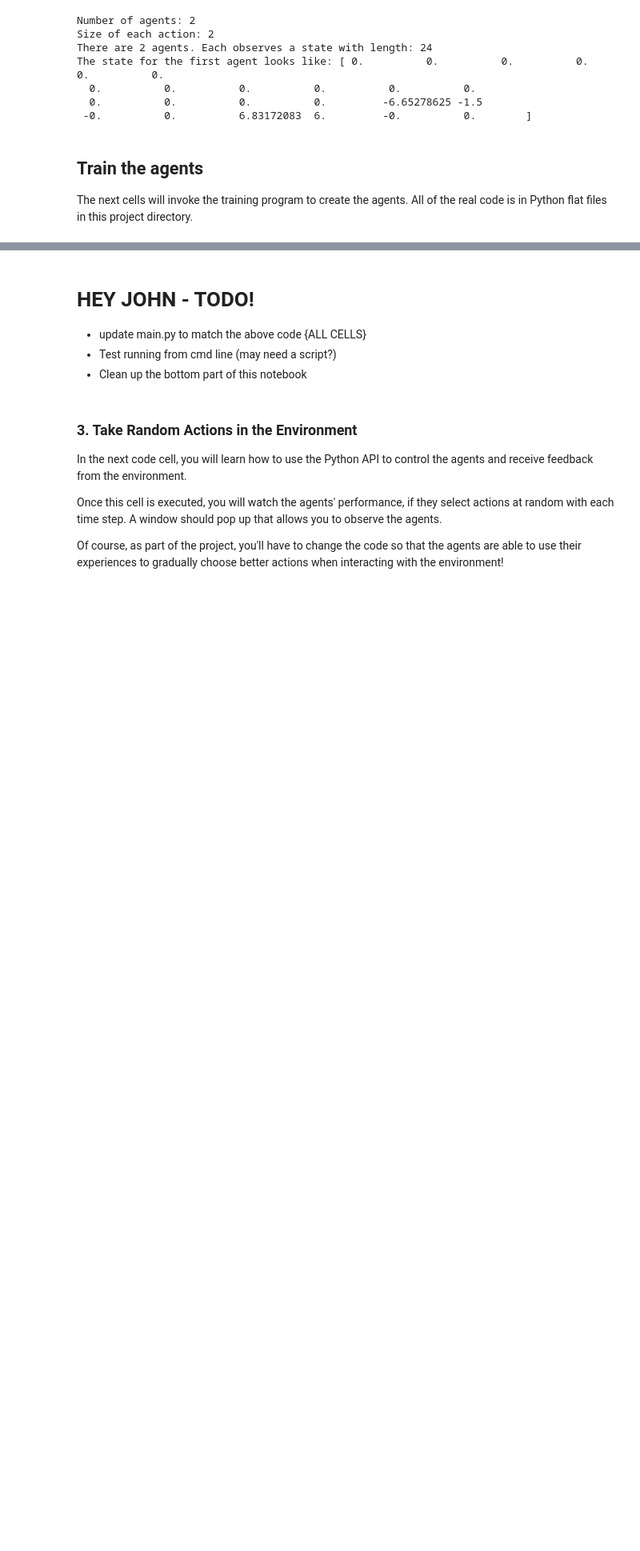
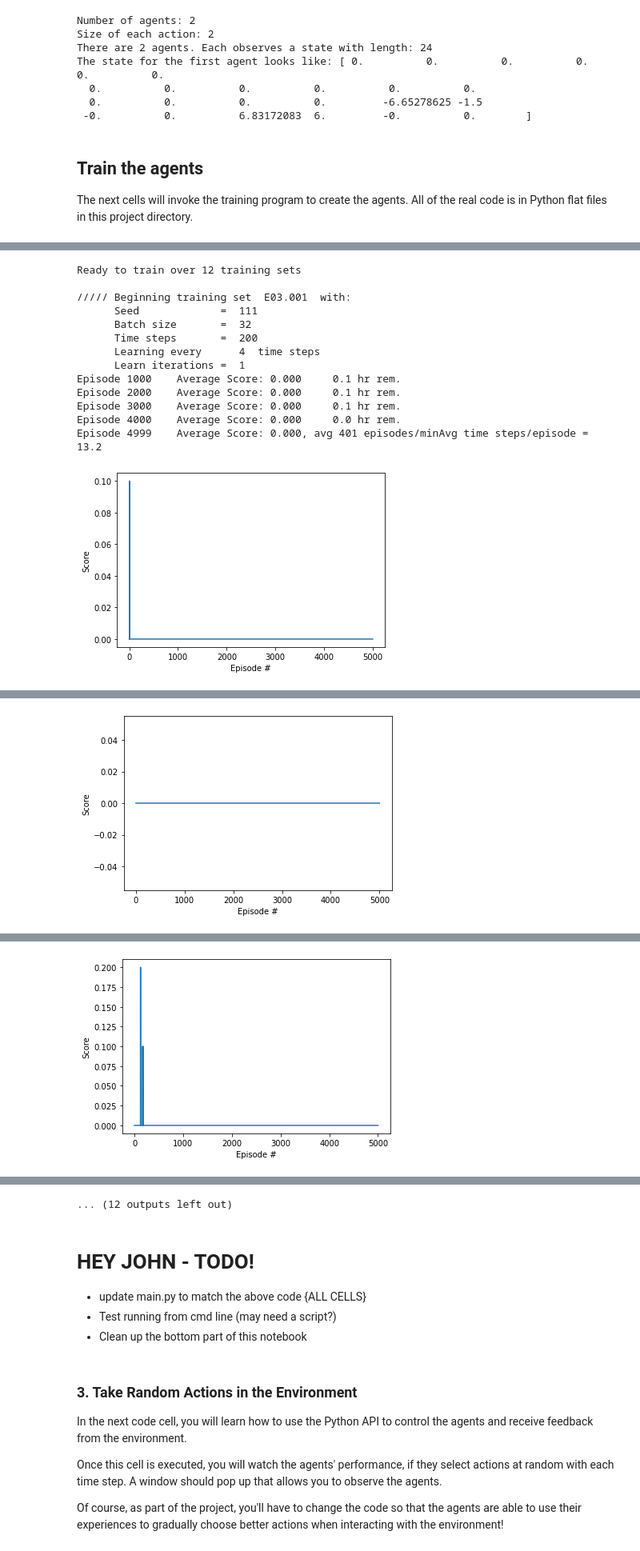
Before and after one commit to TonysCousin/udacity-reinforcement-learning, a Jupyter notebook: projects/tennis/Tennis.ipynb, the cells around one changed output, grey strips where cells are left out. Shown: that part at 80% size. Cells and saved outputs as stored; diff of their text form; code cells hidden in the pictures; blank space fills up the shorter version.

```diff
--- a/projects/tennis/Tennis.ipynb
+++ b/projects/tennis/Tennis.ipynb
@@ -72,7 +72,8 @@ The state for the first agent looks like: [ 0.          0.          0.
 
 The next cells will invoke the training program to create the agents.  All of the real code is in Python flat files in this project directory.
 # %%
-TRAIN = True
+TRAIN = False
+EXPLORE = True
 # %%
 import numpy as np
 import matplotlib.pyplot as plt
@@ -85,10 +86,10 @@ if TRAIN:
 
     ##### set up key hyperparams
 
-    EPISODES          = 5000
-    RUN_NAME          = '01' #used for config control & naming of checpoint files
+    EPISODES          = 8000
+    RUN_NAME          = '02' #used for config control & naming of checpoint files
     SEED              = 111
-    BATCH             = 512
+    BATCH             = 1000
     TIME_STEPS        = 500
     DECAY             = 0.9999
     LEARN_EVERY       = 10
@@ -119,0 +116,65 @@ Episode 3375    Average Score: 0.00, avg 79.2 episodes/min
+# %%
+# This cell will explore several combinations of hyperparams by training all of them
+
+if EXPLORE:
+
+    EPISODES     = 5000
+    RUN_PREFIX   = "E03"
+    DECAY        = 0.9999
+    SEEDS        = (111,)
+    BATCHES      = (32, 128)
+    TIME_STEPSES = (200,)
+    LEARN_EVERYS = (4, 20)
+    LEARN_ITERS  = (1, 2, 6)
+
+    num_sets = len(SEEDS) * len(BATCHES ) * len(TIME_STEPSES) * len(LEARN_EVERYS) * len(LEARN_ITERS)
+    print("Ready to train over {} training sets".format(num_sets))
+    set_id = 0
+    for SEED in SEEDS:
+        for BATCH in BATCHES:
+            for TIME_STEPS in TIME_STEPSES:
+                for LEARN_EVERY in LEARN_EVERYS:
+                    for LEARN_ITER in LEARN_ITERS:
+
+                        set_id += 1
+                        RUN_NAME = "{}.{:03d}".format(RUN_PREFIX, set_id)
+                        print("\n///// Beginning training set ", RUN_NAME, " with:")
+                        print("      Seed             = ", SEED)
+                        print("      Batch size       = ", BATCH)
+                        print("      Time steps       = ", TIME_STEPS)
+                        print("      Learning every     ", LEARN_EVERY, " time steps")
+                        print("      Learn iterations = ", LEARN_ITER)
+
+                        ##### instantiate the agents and perform the training
+
+                        player_a = DdpgAgent(state_size, action_size, random_seed=SEED, batch_size=BATCH, noise_decay=DECAY,
+                                             learn_every=LEARN_EVERY, learn_iter=LEARN_ITER)
+                        player_b = DdpgAgent(state_size, action_size, random_seed=SEED, batch_size=BATCH, noise_decay=DECAY,
+                                             learn_every=LEARN_EVERY, learn_iter=LEARN_ITER)
+
+                        scores = train(player_a, player_b, env, run_name=RUN_NAME, max_episodes=EPISODES,
+                                       winning_score=0.5, max_time_steps=TIME_STEPS)
+
+                        ##### plot the training reward history
+
+                        fig = plt.figure()
+                        ax = fig.add_subplot(111)
+                        plt.plot(np.arange(len(scores)), scores)
+                        plt.ylabel('Score')
+                        plt.xlabel('Episode #')
+                        plt.show()
+# %% [output]
+Ready to train over 12 training sets
+
+///// Beginning training set  E03.001  with:
+      Seed             =  111
+      Batch size       =  32
+      Time steps       =  200
+      Learning every      4  time steps
+      Learn iterations =  1
+Episode 1000    Average Score: 0.000     0.1 hr rem.
+Episode 2000    Average Score: 0.000     0.1 hr rem.
+Episode 3000    Average Score: 0.000     0.1 hr rem.
+Episode 4000    Average Score: 0.000     0.0 hr rem.
+Episode 4999    Average Score: 0.000, avg 401 episodes/minAvg time steps/episode = 13.2
+[figure, added]
@@ -119,0 +192 @@ Episode 3375    Average Score: 0.00, avg 79.2 episodes/min
+[figure, added]
@@ -119,0 +204 @@ Episode 3375    Average Score: 0.00, avg 79.2 episodes/min
+[figure, added]
@@ -120,3 +241,4 @@ Episode 3375    Average Score: 0.00, avg 79.2 episodes/min
+... (12 outputs left out)
 # %% [markdown]
 # HEY JOHN - TODO!
 
```
Also changed, not shown: parts of 3 cells of this notebook, 1 other file.
